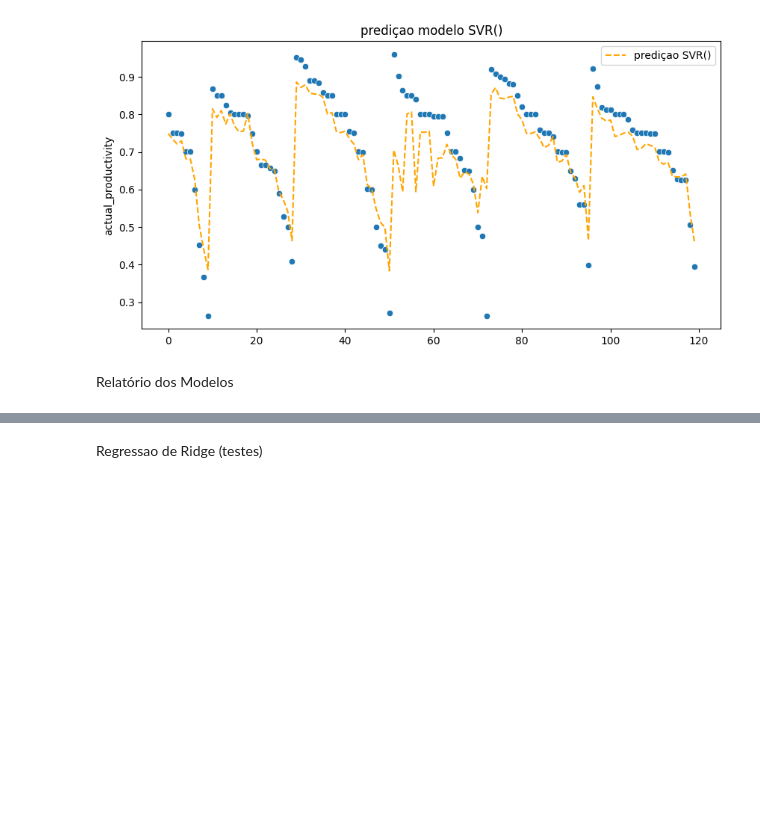
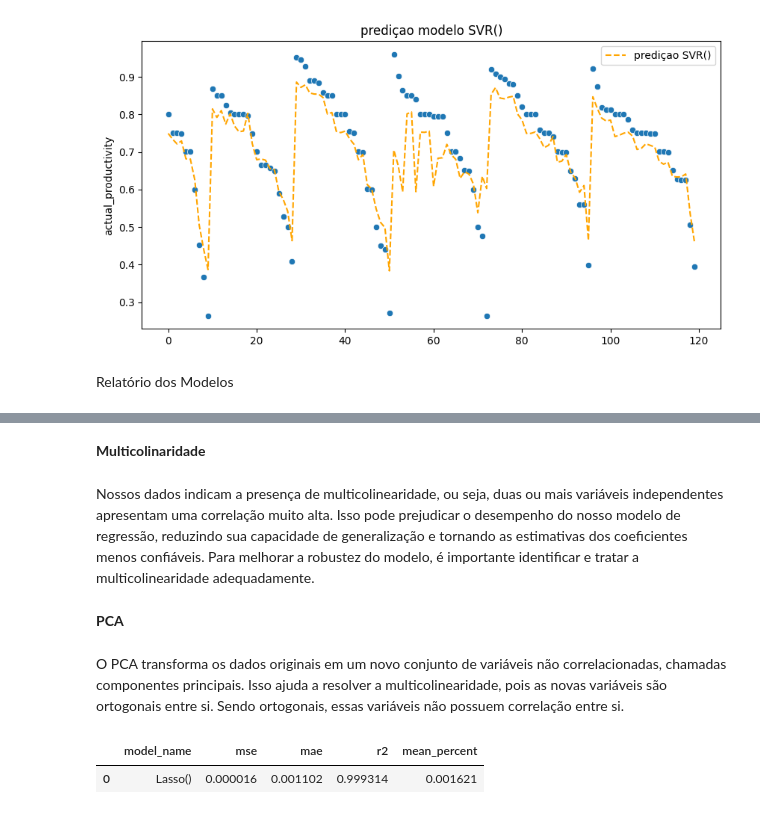
Before and after one commit to WesleySouza13/PRODUCTIVITY-PREDICTION-, a Jupyter notebook: Jupyter_notebook.ipynb, the cells around one changed output, grey strips where cells are left out. Saved outputs shown, nothing was run; the diff lists cells and outputs as text; code cells hidden in the pictures; blank space fills up the shorter version.

```diff
--- a/Jupyter_notebook.ipynb
+++ b/Jupyter_notebook.ipynb
@@ -642,5 +710,11 @@ SVR (Suporte a Vetores)
 -> Desempenho intermediário.
 
 R² abaixo do esperado, o que limita sua aplicabilidade.
-# %% [markdown]
-Regressao de Ridge (testes)
+# %% [markdown]
+**Multicolinaridade**
+# %% [markdown]
+Nossos dados indicam a presença de multicolinearidade, ou seja, duas ou mais variáveis independentes apresentam uma correlação muito alta. Isso pode prejudicar o desempenho do nosso modelo de regressão, reduzindo sua capacidade de generalização e tornando as estimativas dos coeficientes menos confiáveis. Para melhorar a robustez do modelo, é importante identificar e tratar a multicolinearidade adequadamente.
+# %% [markdown]
+**PCA**
+# %% [markdown]
+O PCA transforma os dados originais em um novo conjunto de variáveis não correlacionadas, chamadas componentes principais. Isso ajuda a resolver a multicolinearidade, pois as novas variáveis são ortogonais entre si. Sendo ortogonais, essas variáveis não possuem correlação entre si.
@@ -646,0 +729,7 @@ Regressao de Ridge (testes)
+# %%
+pipe_pca.set_params(model=Ridge()).fit(x_train, y_train)
+pca_pred = pipe_pca.predict(x_test)
+metrics(model_name=Lasso(), y_pred=pca_pred, y_test=y_test)
+# %% [output]
+|  | model_name | mse | mae | r2 | mean_percent |
+| 0 | Lasso() | 0.000016 | 0.001102 | 0.999314 | 0.001621 |
```
Also changed, not shown: parts of 29 cells of this notebook, 1 other file.
